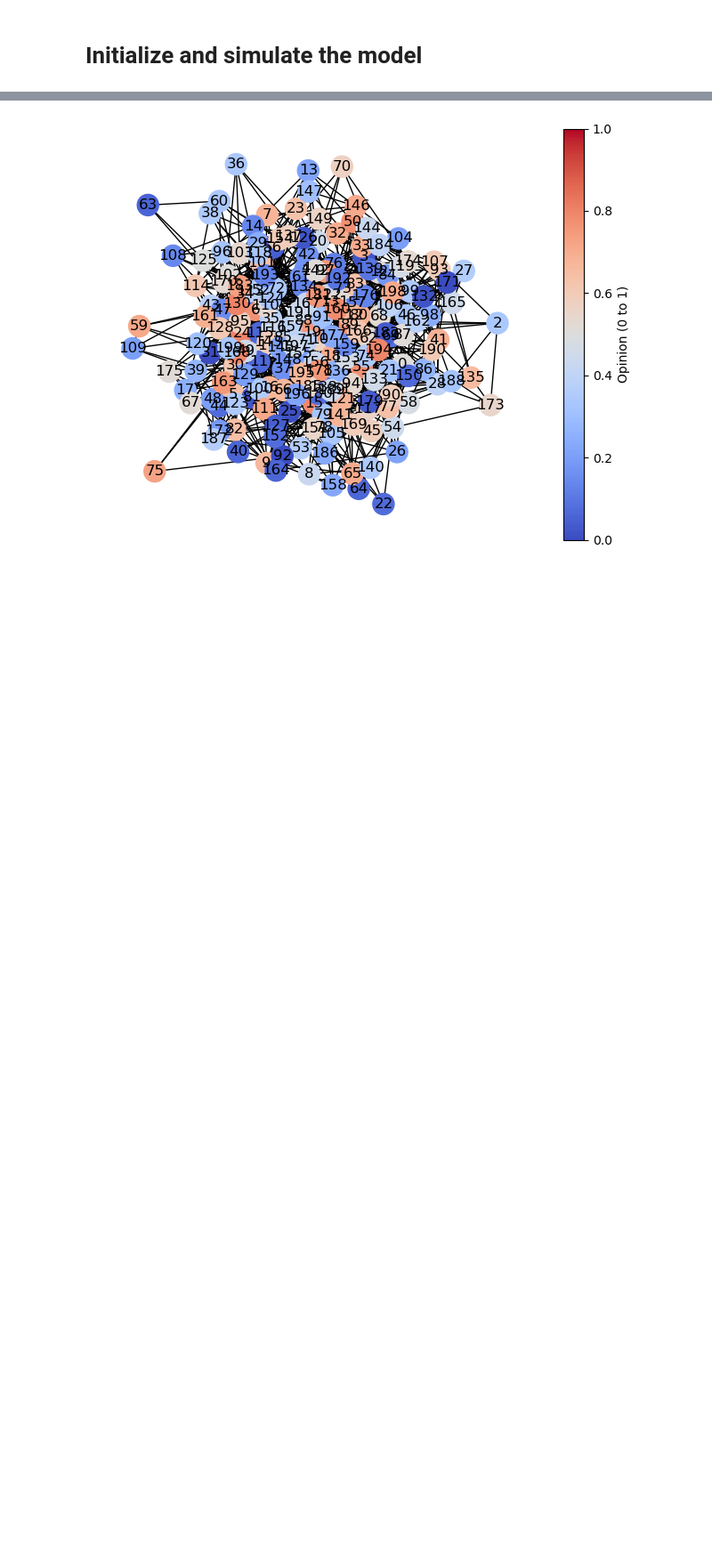
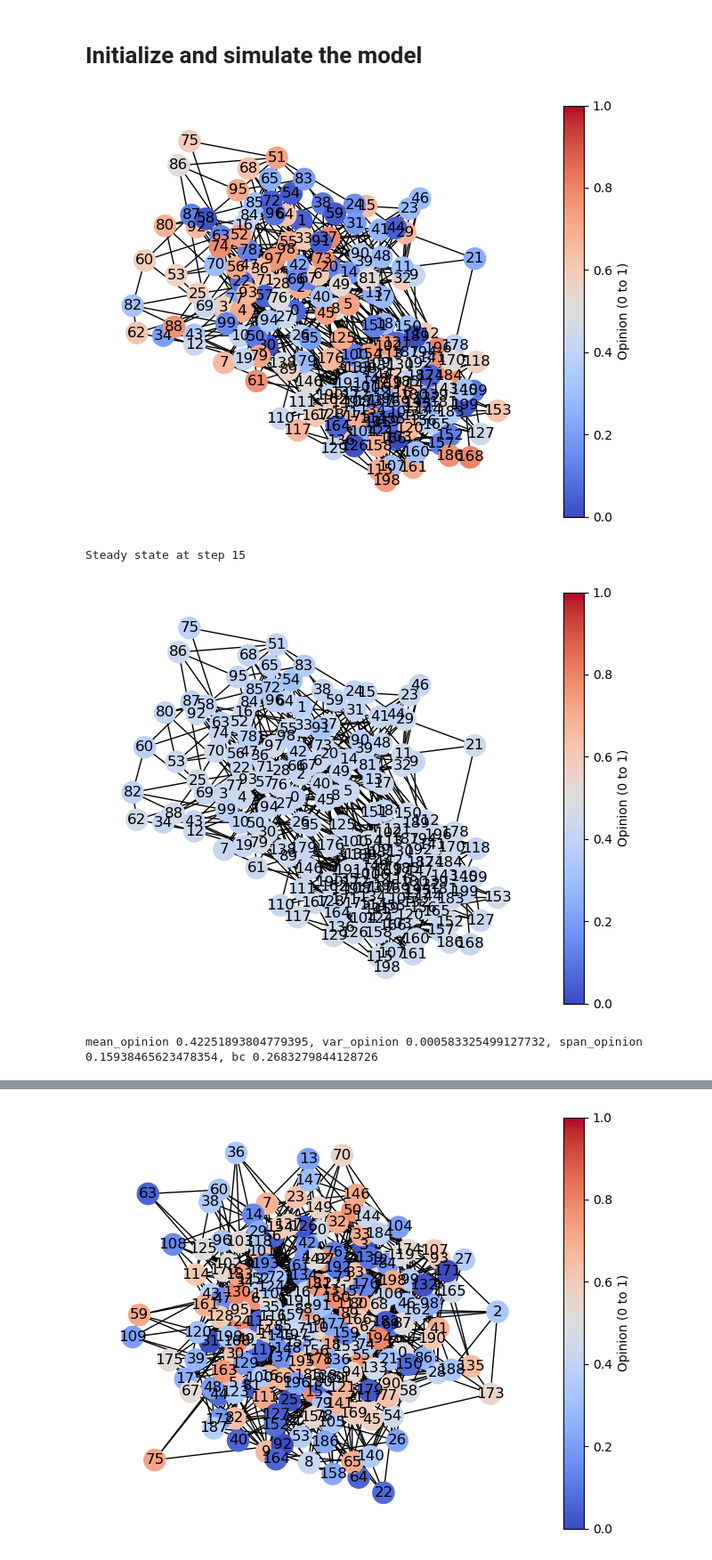
Before and after one commit to Batuffola/review_opinion-dynamics, a Jupyter notebook: update.ipynb, the cells around one changed output, grey strips where cells are left out. Shown at 89% size. Drawn from its saved outputs; the diff is of its cells as text; code cells hidden in the pictures; blank space fills up the shorter version.

Commit message:
first try with stochastic block model and scale free network

```diff
--- a/update.ipynb
+++ b/update.ipynb
@@ -349,3 +446,60 @@ def compute_van_der_eijks_a(opinions, bins=10):
     return A
 # %% [markdown]
 # Initialize and simulate the model
+# %%
+# Initialize the model
+num_agents = 200
+connection_probability = 0.05
+random.seed(42)
+
+
+beta =  1 #coupling_strength
+rho = 0.7  #threshold of opiniondifferences
+alpha = 0.2  #controversity of the topic positiv definit
+
+#for stoch block model
+sizes = [50, 50, 100]
+p_matrix = [[0.1, 0.02, 0.01], [0.02, 0.1, 0.01], [0.01, 0.01, 0.1]]
+
+#model = Model(num_agents, beta, rho, alpha, network_type='random', connection_probability=0.05) #random network
+#model = Model(num_agents, beta, rho, alpha, network_type='scale-free', m_edges_per_node=3) #scale-free network
+model = Model(num_agents, beta, rho, alpha, network_type='sbm', sizes=sizes, p_matrix=p_matrix)
+layout = nx.spring_layout(model.environment.graph)
+visualize_network(model.environment, layout)
+
+# Run the simulation
+
+
+
+num_steps = 50
+for step in range(num_steps):
+    previous_opinions = [model.environment.graph.nodes[node]['agent'].opinion for node in model.environment.graph.nodes]
+    model.step()
+    if track_opinion_change(previous_opinions, model) < 0.003:
+        print(f"Steady state at step {step}")
+        break
+visualize_network(model.environment, layout)
+current_opinions = [model.environment.graph.nodes[node]['agent'].opinion for node in model.environment.graph.nodes] # Get current opinions
+mean_opinion = np.mean(current_opinions)
+var_opinion = np.var(current_opinions)
+span_opinion = np.max(current_opinions) - np.min(current_opinions)
+bc =measure_bimodality_coefficient(model.environment)
+
+print(f"mean_opinion {mean_opinion}, var_opinion {var_opinion}, span_opinion {span_opinion}, bc {bc}")
+plot_opinion_distribution(model.environment, step)
+
+bipolarity = measure_bipolarity(model.environment)
+entropy = measure_entropy(model.environment)
+peak_distance = measure_peak_distance(model.environment)
+network_polarization = measure_network_polarization(model.environment)
+
+print(f"Variance: {var_opinion}")
+print(f"Bipolarity: {bipolarity}")
+print(f"Entropy: {entropy}")
+print(f"Peak Distance: {peak_distance}")
+print(f"Network Polarization: {network_polarization}")
+# %% [output]
+[figure, added]
+Steady state at step 15
+[figure, added]
+mean_opinion 0.42251893804779395, var_opinion 0.000583325499127732, span_opinion 0.15938465623478354, bc 0.2683279844128726
```
Also changed, not shown: parts of 3 cells of this notebook.
